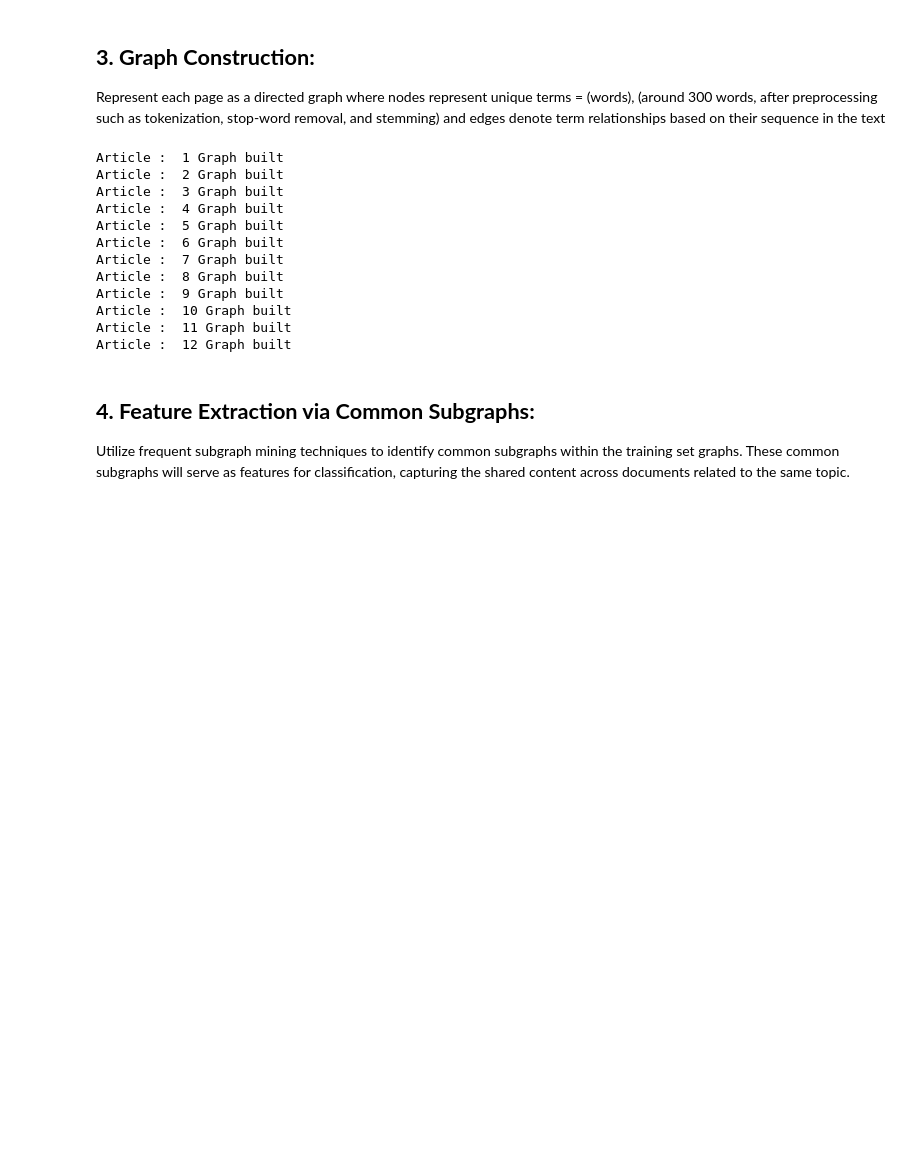
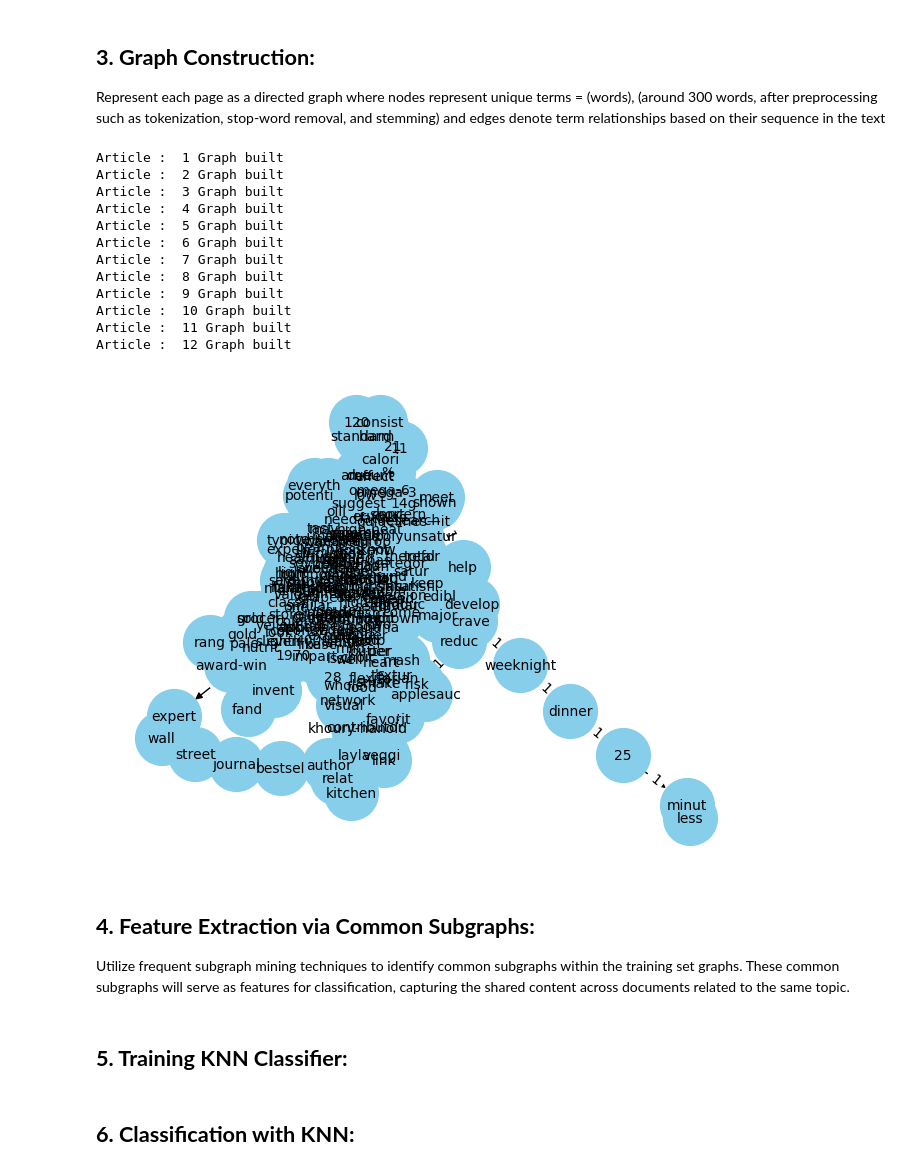
Before and after one commit to HamzaRasheed26/Web-Document-Classification, a Jupyter notebook: Classification_Documents_Using_GraphBased_Features_and_KNN.ipynb, the cells around one changed output. Drawn from its saved outputs; the diff is of its cells as text; code cells hidden in the pictures; blank space fills up the shorter version.

Commit message:
KNN Classifier

```diff
--- a/Classification_Documents_Using_GraphBased_Features_and_KNN.ipynb
+++ b/Classification_Documents_Using_GraphBased_Features_and_KNN.ipynb
@@ -135,0 +15,14 @@ Data saved to articles/food_articles.csv
+# %%
+csv_file_path  = 'articles/food_articles.csv'
+
+# Read in the data
+articles_data = pd.read_csv(csv_file_path )
+
+# Display the shape of the data
+print(articles_data.shape)
+
+# Display the columns of the data
+print(articles_data.columns)
+
+# Display the first few rows of the data
+print(articles_data.head())
@@ -140,9 +49,8 @@ topic).
 # from sklearn.model_selection import train_test_split
 
 # Split the dataset into training set and test set
-# train_set, test_set = train_test_split(articles_data, test_size=0.2, random_state=42)
-train_set = articles_data[:12]
-test_set = articles_data[12:]
+train_set = articles_data.iloc[:12]  # Access the first 12 rows
+test_set = articles_data.iloc[12:]   # Access the remaining rows
 
 # Print the number of articles in each set
 print("Training set size:", len(train_set))
@@ -160,7 +68,7 @@ from nltk.stem import PorterStemmer
 # %%
 # Tokenization
 def tokenize(text):
-    return nltk.word_tokenize(text)
+    return nltk.word_tokenize(text.lower())
 
 # Stop-word removal
 def remove_stopwords(tokens):
@@ -176,9 +84,9 @@ def stem_tokens(tokens):
 # %%
 # Preprocess train dataset
 preprocessed_train_set = []
-for article in train_set:
-    title_tokens = tokenize(article['title'])
-    body_tokens = tokenize(article['body'])
+for index, row in train_set.iterrows():  # Iterate over each row in the training set DataFrame
+    title_tokens = tokenize(row['title'])  # Access the 'title' column of the current row
+    body_tokens = tokenize(row['body'])    # Access the 'body' column of the current row
 
     title_tokens = remove_stopwords(title_tokens)
     body_tokens = remove_stopwords(body_tokens)
@@ -188,11 +96,12 @@ for article in train_set:
 
     words_count = len(body_tokens)
 
-    preprocessed_train_set.append({'index': article['index'], 'label': article['label'], 'title_tokens': title_tokens, 'body_tokens': body_tokens, 'words_count': words_count})
+    preprocessed_train_set.append({'label': row['label'], 'title_tokens': title_tokens, 'body_tokens': body_tokens, 'words_count': words_count})
+
 
 # Print preprocessed train dataset
 for article in preprocessed_train_set:
-    print(f"Article: {article['index']}")
+    # print(f"Article: {index}")
     print(f"Label: {article['label']}")
     print(f"Title Tokens: {article['title_tokens']}")
     print(f"Body Tokens: {article['body_tokens']}")
@@ -245,27 +164,34 @@ def plot_graph(graph):
     plt.show()
 # %%
 graphs_train_set = []
-for article in preprocessed_train_set:
+for index, article in enumerate(preprocessed_train_set):
     # Build the directed graph
-    print("Article : ", article['index'], "Graph built")
+    print("Article : ", index+1, "Graph built")
     graph = build_graph(article['body_tokens'])
     graphs_train_set.append(graph)
 
     # Plot the graph
     # plot_graph(graph)
+
+# Plot the first graph in the training set
+print("Graph of the first article in the training set")
+plot_graph(graphs_train_set[0])
 # %% [output]
 Article :  1 Graph built
 Article :  2 Graph built
 Article :  3 Graph built
 Article :  4 Graph built
 Article :  5 Graph built
 Article :  6 Graph built
 Article :  7 Graph built
 Article :  8 Graph built
 Article :  9 Graph built
 Article :  10 Graph built
 Article :  11 Graph built
 Article :  12 Graph built
+[figure, added]
 # %% [markdown]
 ## **4. Feature Extraction via Common Subgraphs:**
 Utilize frequent subgraph mining techniques to identify common subgraphs within the training set graphs. These common subgraphs will serve as features for classification, capturing the shared content across documents related to the same topic.
+# %% [markdown]
+## **5. Training KNN Classifier:**
@@ -271,0 +249,2 @@ Utilize frequent subgraph mining techniques to identify common subgraphs within
+# %% [markdown]
+## **6. Classification with KNN:**
```
Also changed, not shown: parts of 34 cells of this notebook, 3 other files.
